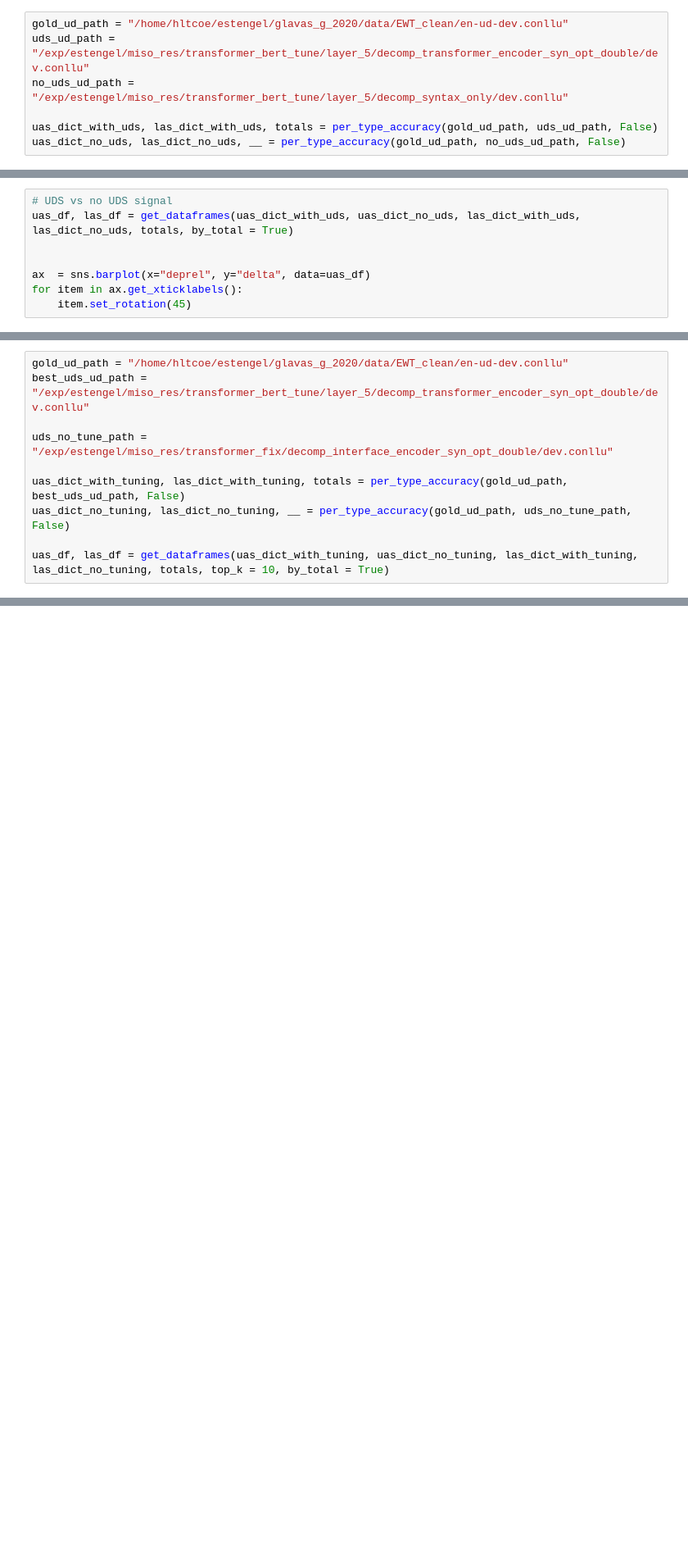
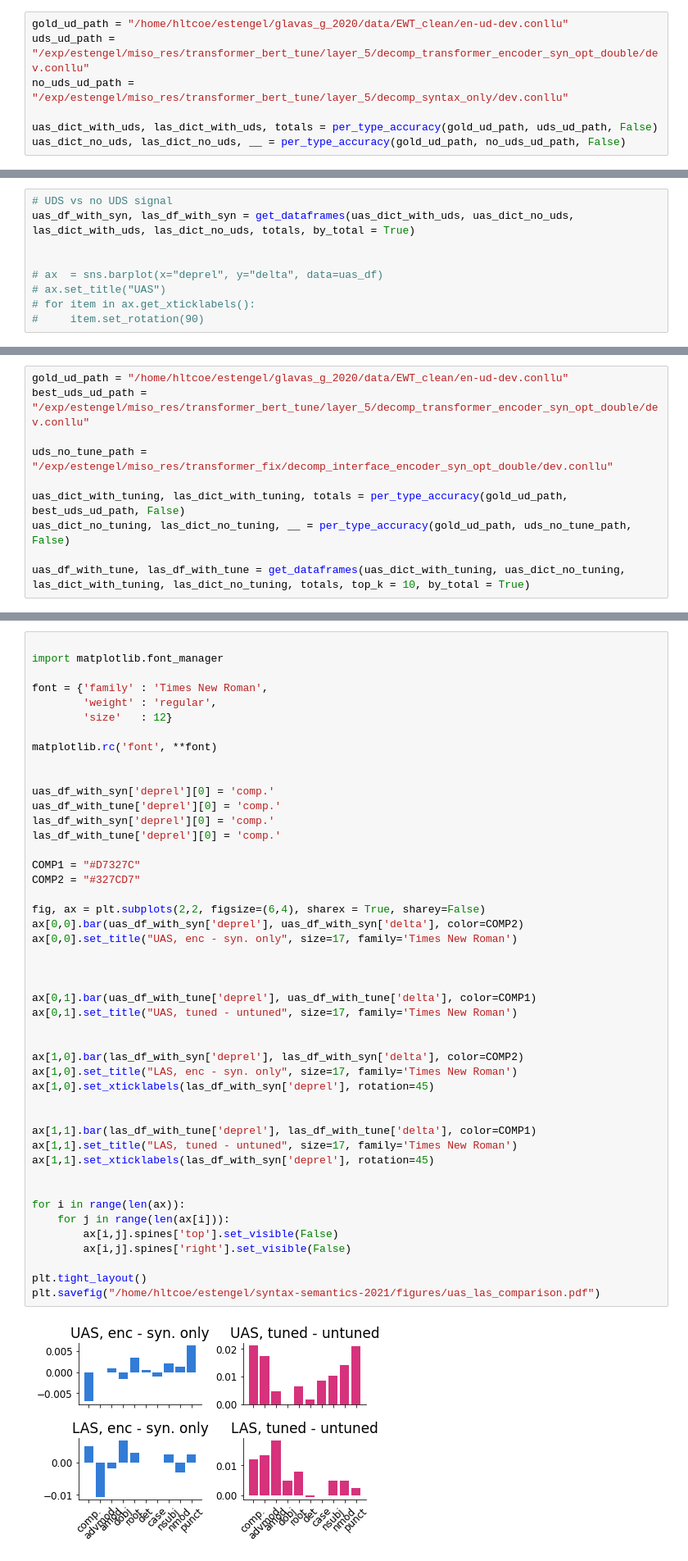
Before and after one commit to esteng/miso_uds, a Jupyter notebook: analysis/uds_ud_analysis.ipynb, the cells around one changed output, grey strips where cells are left out. Shown: that part at 82% size. Cells and saved outputs as stored; diff of their text form; blank space fills up the shorter version.

```diff
--- a/analysis/uds_ud_analysis.ipynb
+++ b/analysis/uds_ud_analysis.ipynb
@@ -103,9 +113,10 @@ def get_dataframes(uas_with_dict, uas_without_dict, las_with_dict, las_without_d
     return uas_df, las_df
 # %%
 # UDS vs no UDS signal
-uas_df, las_df = get_dataframes(uas_dict_with_uds, uas_dict_no_uds, las_dict_with_uds, las_dict_no_uds, totals, by_total = True)
+uas_df_with_syn, las_df_with_syn = get_dataframes(uas_dict_with_uds, uas_dict_no_uds, las_dict_with_uds, las_dict_no_uds, totals, by_total = True)
 
 
-ax  = sns.barplot(x="deprel", y="delta", data=uas_df)
-for item in ax.get_xticklabels():
-    item.set_rotation(45)
+# ax  = sns.barplot(x="deprel", y="delta", data=uas_df)
+# ax.set_title("UAS")
+# for item in ax.get_xticklabels():
+#     item.set_rotation(90)
@@ -134,6 +144,6 @@ uds_no_tune_path = "/exp/estengel/miso_res/transformer_fix/decomp_interface_enco
 uas_dict_with_tuning, las_dict_with_tuning, totals = per_type_accuracy(gold_ud_path, best_uds_ud_path, False)
 uas_dict_no_tuning, las_dict_no_tuning, __ = per_type_accuracy(gold_ud_path, uds_no_tune_path, False)
 
-uas_df, las_df = get_dataframes(uas_dict_with_tuning, uas_dict_no_tuning, las_dict_with_tuning, las_dict_no_tuning, totals, top_k = 10, by_total = True)
+uas_df_with_tune, las_df_with_tune = get_dataframes(uas_dict_with_tuning, uas_dict_no_tuning, las_dict_with_tuning, las_dict_no_tuning, totals, top_k = 10, by_total = True)
 # %%
 ax  = sns.barplot(x="deprel", y="delta", data=uas_df)
@@ -149,0 +162,48 @@ for item in ax.get_xticklabels():
+# %%
+
+import matplotlib.font_manager
+
+font = {'family' : 'Times New Roman',
+        'weight' : 'regular',
+        'size'   : 12}
+
+matplotlib.rc('font', **font)
+
+
+uas_df_with_syn['deprel'][0] = 'comp.'
+uas_df_with_tune['deprel'][0] = 'comp.'
+las_df_with_syn['deprel'][0] = 'comp.'
+las_df_with_tune['deprel'][0] = 'comp.'
+
+COMP1 = "#D7327C"
+COMP2 = "#327CD7"
+
+fig, ax = plt.subplots(2,2, figsize=(6,4), sharex = True, sharey=False)
+ax[0,0].bar(uas_df_with_syn['deprel'], uas_df_with_syn['delta'], color=COMP2)
+ax[0,0].set_title("UAS, enc - syn. only", size=17, family='Times New Roman')
+
+
+
+ax[0,1].bar(uas_df_with_tune['deprel'], uas_df_with_tune['delta'], color=COMP1)
+ax[0,1].set_title("UAS, tuned - untuned", size=17, family='Times New Roman')
+
+
+ax[1,0].bar(las_df_with_syn['deprel'], las_df_with_syn['delta'], color=COMP2)
+ax[1,0].set_title("LAS, enc - syn. only", size=17, family='Times New Roman')
+ax[1,0].set_xticklabels(las_df_with_syn['deprel'], rotation=45)
+
+
+ax[1,1].bar(las_df_with_tune['deprel'], las_df_with_tune['delta'], color=COMP1)
+ax[1,1].set_title("LAS, tuned - untuned", size=17, family='Times New Roman')
+ax[1,1].set_xticklabels(las_df_with_syn['deprel'], rotation=45)
+
+
+for i in range(len(ax)):
+    for j in range(len(ax[i])):
+        ax[i,j].spines['top'].set_visible(False)
+        ax[i,j].spines['right'].set_visible(False)
+
+plt.tight_layout()
+plt.savefig("/home/hltcoe/estengel/syntax-semantics-2021/figures/uas_las_comparison.pdf")
+# %% [output]
+[figure, added]
```
Also changed, not shown: parts of 7 cells of this notebook.
